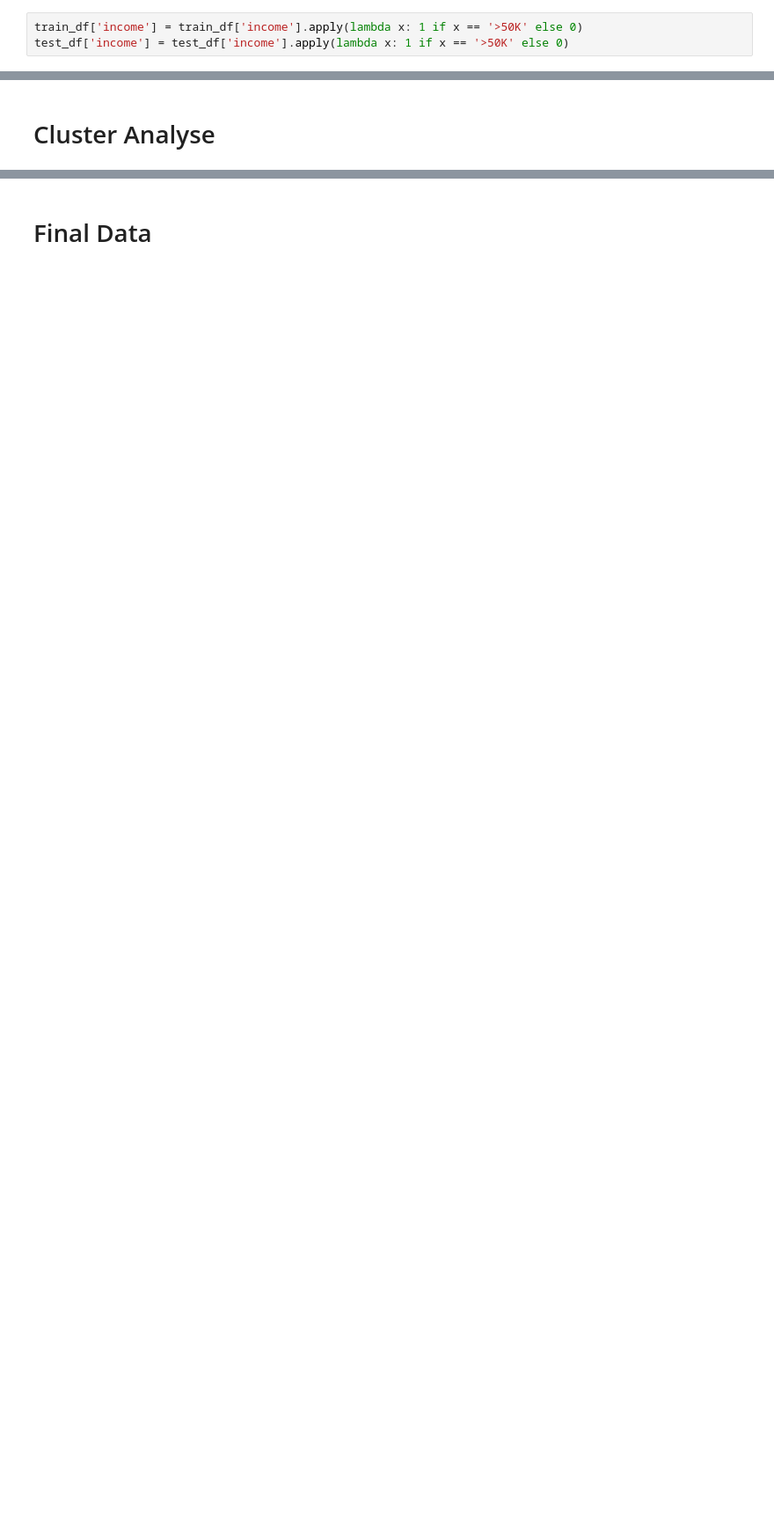
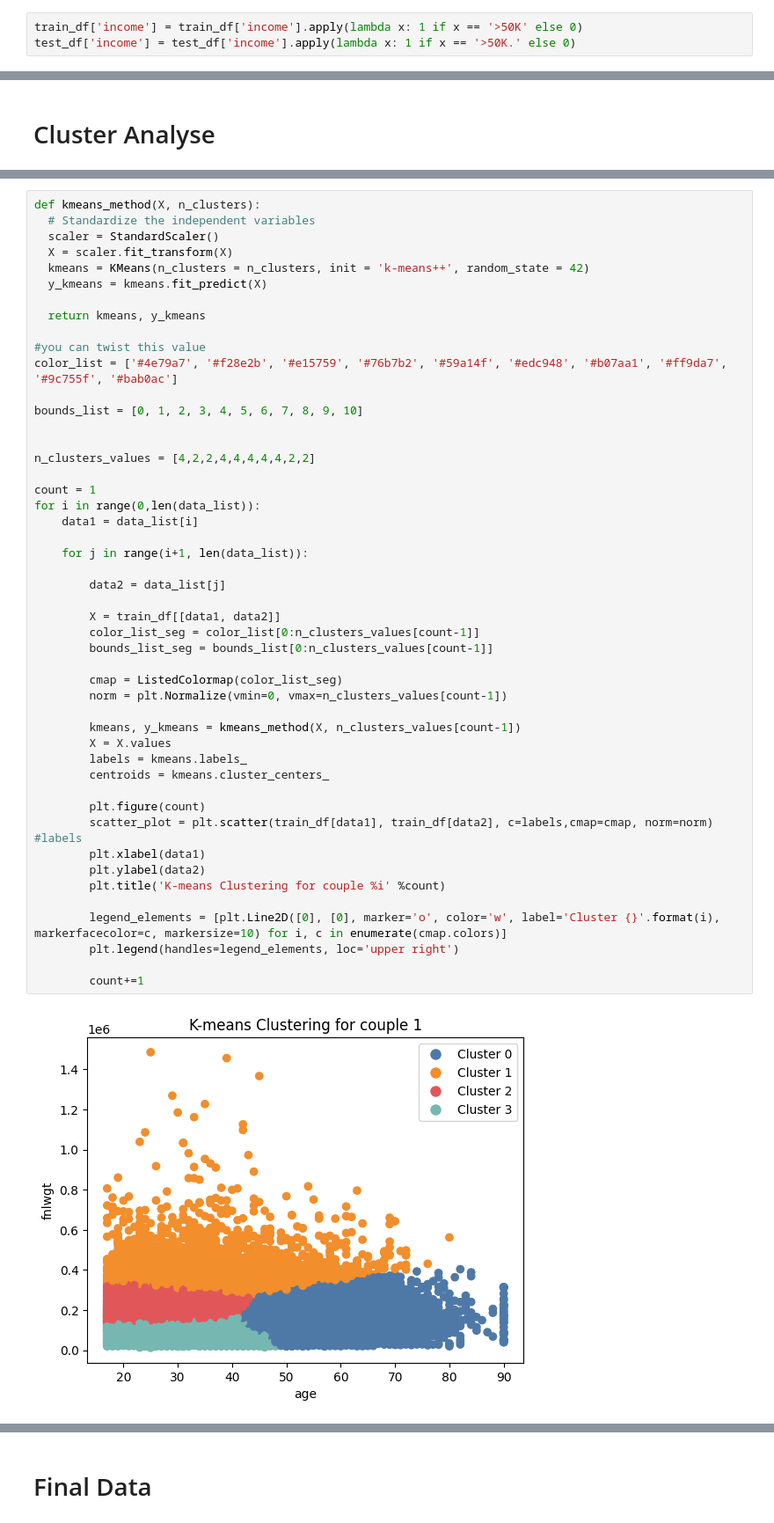
Before and after one commit to simonsymhoven/income-classification, a Jupyter notebook: income-classification.ipynb, the cells around one changed output, grey strips where cells are left out. Shown at 88% size. Cells and saved outputs as stored; diff of their text form; blank space fills up the shorter version.

```diff
--- a/income-classification.ipynb
+++ b/income-classification.ipynb
@@ -41,7 +48,7 @@ Test Dataset Size: 16281 (33.33%)
 First we need to label the data with ones for income >50k and zeros for income <=50k.
 # %%
 train_df['income'] = train_df['income'].apply(lambda x: 1 if x == '>50K' else 0)
-test_df['income'] = test_df['income'].apply(lambda x: 1 if x == '>50K' else 0)
+test_df['income'] = test_df['income'].apply(lambda x: 1 if x == '>50K.' else 0)
 # %% [markdown]
 **education** is encoded in **education-num** with numbe from 1 to 16. We can also drop this variable, because the information is useless.
 # %%
@@ -459,0 +566,50 @@ plt.show()
+# %%
+def kmeans_method(X, n_clusters):
+  # Standardize the independent variables
+  scaler = StandardScaler()
+  X = scaler.fit_transform(X)
+  kmeans = KMeans(n_clusters = n_clusters, init = 'k-means++', random_state = 42)
+  y_kmeans = kmeans.fit_predict(X)
+
+  return kmeans, y_kmeans
+
+#you can twist this value
+color_list = ['#4e79a7', '#f28e2b', '#e15759', '#76b7b2', '#59a14f', '#edc948', '#b07aa1', '#ff9da7', '#9c755f', '#bab0ac']
+
+bounds_list = [0, 1, 2, 3, 4, 5, 6, 7, 8, 9, 10]
+
+
+n_clusters_values = [4,2,2,4,4,4,4,4,2,2]
+
+count = 1
+for i in range(0,len(data_list)):
+    data1 = data_list[i]
+
+    for j in range(i+1, len(data_list)):
+
+        data2 = data_list[j]
+
+        X = train_df[[data1, data2]]
+        color_list_seg = color_list[0:n_clusters_values[count-1]]
+        bounds_list_seg = bounds_list[0:n_clusters_values[count-1]]
+
+        cmap = ListedColormap(color_list_seg)
+        norm = plt.Normalize(vmin=0, vmax=n_clusters_values[count-1])
+
+        kmeans, y_kmeans = kmeans_method(X, n_clusters_values[count-1])
+        X = X.values
+        labels = kmeans.labels_
+        centroids = kmeans.cluster_centers_
+
+        plt.figure(count)
+        scatter_plot = plt.scatter(train_df[data1], train_df[data2], c=labels,cmap=cmap, norm=norm)   #labels
+        plt.xlabel(data1)
+        plt.ylabel(data2)
+        plt.title('K-means Clustering for couple %i' %count)
+
+        legend_elements = [plt.Line2D([0], [0], marker='o', color='w', label='Cluster {}'.format(i), markerfacecolor=c, markersize=10) for i, c in enumerate(cmap.colors)]
+        plt.legend(handles=legend_elements, loc='upper right')
+
+        count+=1
+# %% [output]
+[figure, added]
```
Also changed, not shown: parts of 21 cells of this notebook, 1 other file.
